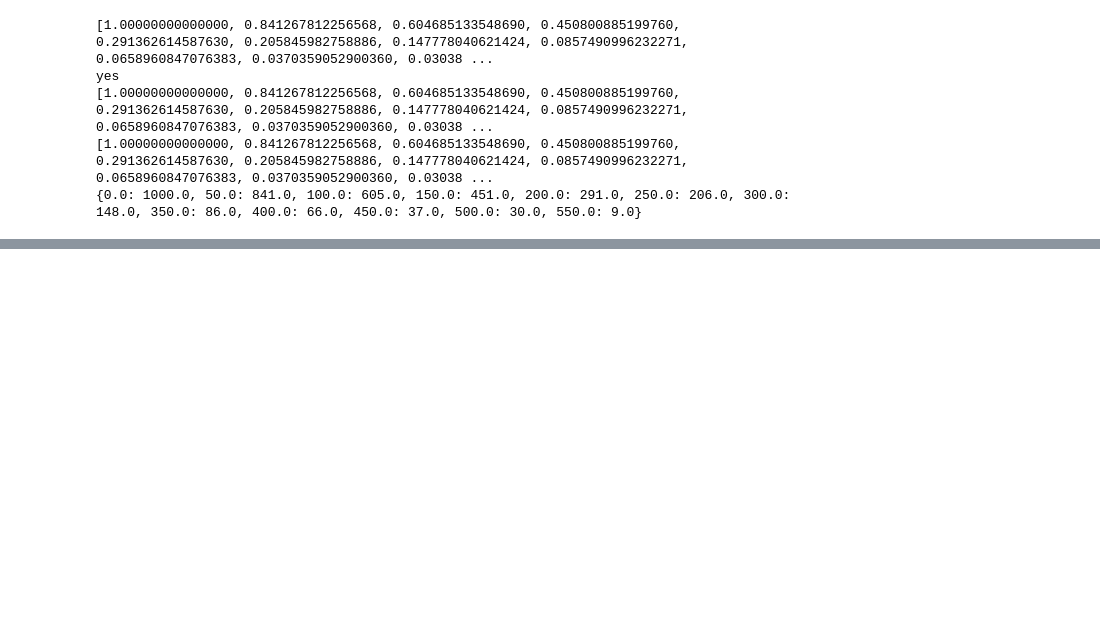
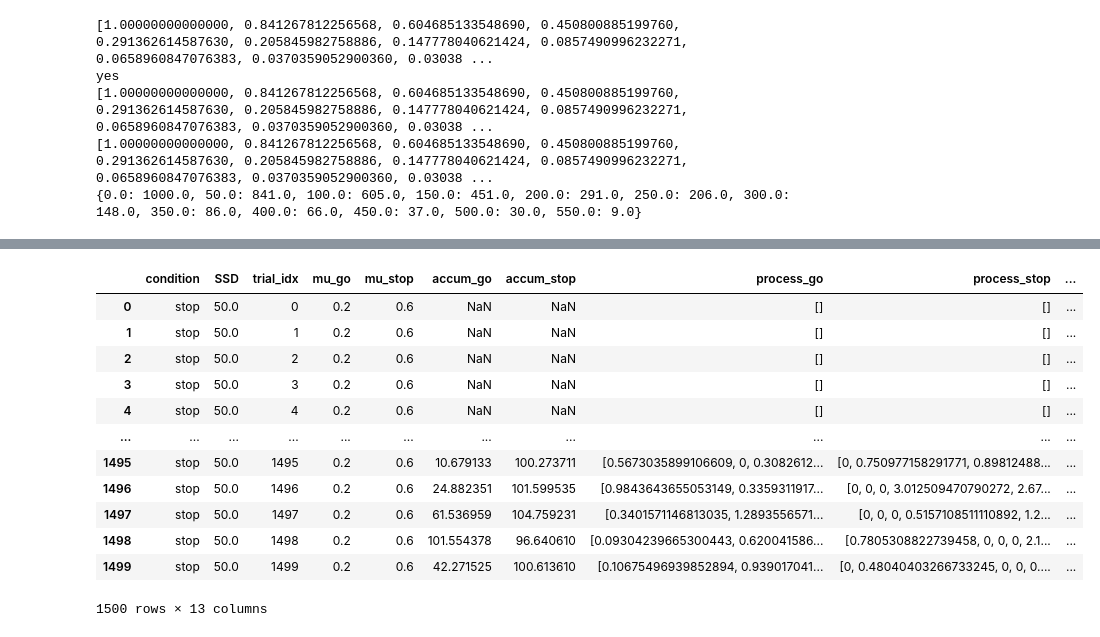
Before and after one commit to henrymj/ABCD_simulations, a Jupyter notebook: Untitled.ipynb, the cells around one changed output, grey strips where cells are left out. Saved outputs shown, nothing was run; the diff lists cells and outputs as text; code cells hidden in the pictures; blank space fills up the shorter version.

```diff
--- a/Untitled.ipynb
+++ b/Untitled.ipynb
@@ -170,0 +177,25 @@ ssd_resp_df
+# %%
+def get_args():
+    parser = argparse.ArgumentParser(description='ABCD data simulations')
+    parser.add_argument('--n_trials', default=1500)
+    parser.add_argument('--abcd_dir', default='./abcd_data',
+                        help='location of ABCD data')
+    parser.add_argument('--out_dir', default='./simulated_data',
+                        help='location to save simulated data')
+    args = parser.parse_args([])
+    return(args)
+
+
+def generate_exgauss_sampler_from_fit(data,
+                                      default_sample_size=100000):
+    FIT_K, FIT_LOC, FIT_SCALE = sstats.exponnorm.fit(data)
+    FIT_LAMBDA = 1/(FIT_K*FIT_SCALE)
+    FIT_BETA = 1/FIT_LAMBDA
+
+    def sample_exgauss(sample_size=default_sample_size,
+                       beta=FIT_BETA, scale=FIT_SCALE, loc=FIT_LOC):
+        exp_out = np.random.exponential(scale=beta, size=sample_size)
+        norm_out = np.random.normal(scale=scale, size=sample_size)
+        return (exp_out+norm_out) + loc
+
+    return sample_exgauss
@@ -170,0 +280,16 @@ ssd_resp_df
+# %%
+data.query("SSD==50.0")
+# %% [output]
+|  | condition | SSD | trial_idx | mu_go | mu_stop | accum_go | accum_stop | process_go | process_stop | ... |
+| 0 | stop | 50.0 | 0 | 0.2 | 0.6 | NaN | NaN | [] | [] | ... |
+| 1 | stop | 50.0 | 1 | 0.2 | 0.6 | NaN | NaN | [] | [] | ... |
+| 2 | stop | 50.0 | 2 | 0.2 | 0.6 | NaN | NaN | [] | [] | ... |
+| 3 | stop | 50.0 | 3 | 0.2 | 0.6 | NaN | NaN | [] | [] | ... |
+| 4 | stop | 50.0 | 4 | 0.2 | 0.6 | NaN | NaN | [] | [] | ... |
+| ... | ... | ... | ... | ... | ... | ... | ... | ... | ... | ... |
+| 1495 | stop | 50.0 | 1495 | 0.2 | 0.6 | 10.679133 | 100.273711 | [0.5673035899106609, 0, 0.3082612... | [0, 0.750977158291771, 0.89812488... | ... |
+| 1496 | stop | 50.0 | 1496 | 0.2 | 0.6 | 24.882351 | 101.599535 | [0.9843643655053149, 0.3359311917... | [0, 0, 0, 3.012509470790272, 2.67... | ... |
+| 1497 | stop | 50.0 | 1497 | 0.2 | 0.6 | 61.536959 | 104.759231 | [0.3401571146813035, 1.2893556571... | [0, 0, 0, 0.5157108511110892, 1.2... | ... |
+| 1498 | stop | 50.0 | 1498 | 0.2 | 0.6 | 101.554378 | 96.640610 | [0.09304239665300443, 0.620041586... | [0.7805308822739458, 0, 0, 0, 2.1... | ... |
+| 1499 | stop | 50.0 | 1499 | 0.2 | 0.6 | 42.271525 | 100.613610 | [0.10675496939852894, 0.939017041... | [0, 0.48040403266733245, 0, 0, 0.... | ... |
+1500 rows × 13 columns
```
Also changed, not shown: parts of 14 cells of this notebook, 3 other files.
